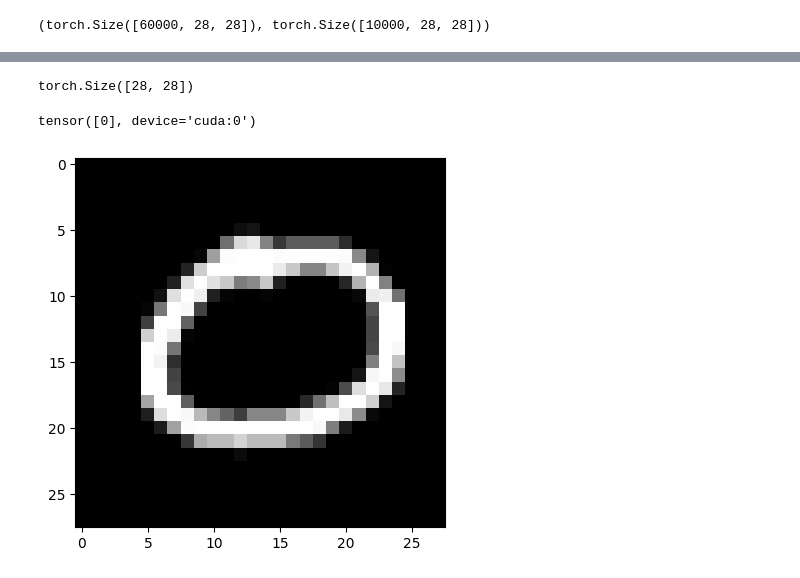
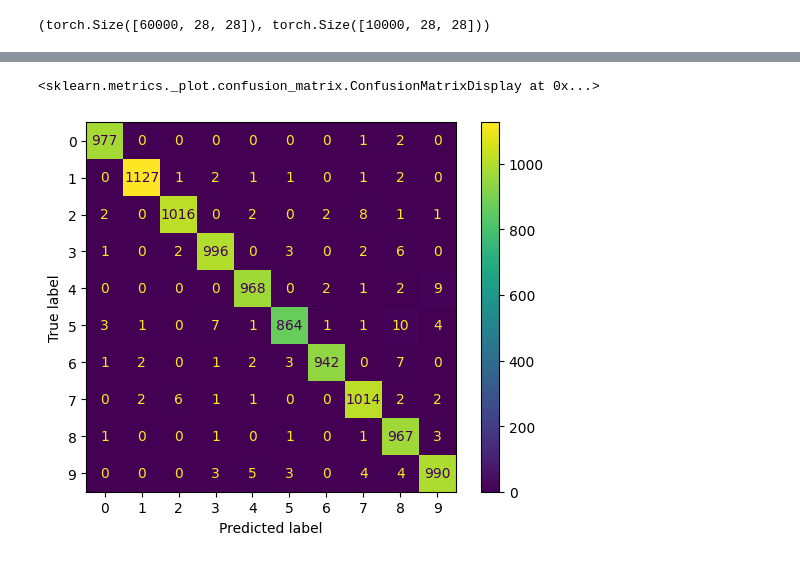
Before and after one commit to gauransh415/Handwritten-digits-classification, a Jupyter notebook: main.ipynb, the cells around one changed output, grey strips where cells are left out. Cells and saved outputs as stored; diff of their text form; code cells hidden in the pictures.

```diff
--- a/main.ipynb
+++ b/main.ipynb
@@ -48,24 +49,35 @@ class MNISTV0(nn.Module):
     def __init__(self) -> None:
         super(MNISTV0, self).__init__()
         self.cnn_block_1 = nn.Sequential(
-            nn.Conv2d(in_channels=1, out_channels=16, kernel_size=3, stride=1, padding=1),
+            nn.Conv2d(in_channels=1, out_channels=10, kernel_size=(3,3), stride=(1,1), padding=(1,1)),
             nn.ReLU(),
-            nn.MaxPool2d(kernel_size=2, stride=2),
+            # nn.MaxPool2d(kernel_size=(2,2), stride=2),
         )
         self.cnn_block_2 = nn.Sequential(
-            nn.Conv2d(in_channels=16, out_channels=32, kernel_size=3, stride=1, padding=1),
+            nn.Conv2d(in_channels=10, out_channels=10, kernel_size=(3,3), stride=(1,1), padding=(1,1)),
             nn.ReLU(),
-            nn.MaxPool2d(kernel_size=2, stride=2),
+            nn.MaxPool2d(kernel_size=(2,2), stride=(1,1)),
+        )
+        self.cnn_block_3 = nn.Sequential(
+            nn.Conv2d(in_channels=10, out_channels=10, kernel_size=(3,3), stride=(1,1), padding=(1,1)),
+            nn.ReLU(),
+            # nn.MaxPool2d(kernel_size=(2,2), stride=2),
+        )
+        self.cnn_block_4 = nn.Sequential(
+            nn.Conv2d(in_channels=10, out_channels=10, kernel_size=(3,3), stride=(1,1), padding=(1,1)),
+            nn.ReLU(),
+            nn.MaxPool2d(kernel_size=(2,2), stride=(1,1)),
         )
         self.flatten = nn.Flatten()
         self.dense = nn.Sequential(
-            nn.Linear(32*7*7, 128),
-            nn.Linear(128, 10)
+            nn.Linear(10*26*26, 10),
         )
 
     def forward(self, x):
         x = self.cnn_block_1(x)
         x = self.cnn_block_2(x)
+        x = self.cnn_block_3(x)
+        x = self.cnn_block_4(x)
         x = self.flatten(x)
         x = self.dense(x)
         return x
@@ -100,7 +128,7 @@ len(train_data_loader.dataset)
 # %%
-EPOCHS = 10
+EPOCHS = 20
 
-for epoch in tqdm(range(EPOCHS)):
+for epoch in tqdm(range(EPOCHS), total=EPOCHS, desc='Epoch', unit='epoch', colour='green'):
     # Train
     model.train()
     for batch_idx, (data, label) in enumerate(train_data_loader):
@@ -142,14 +173,21 @@ torch.save(model, './model/mnist_v0.pth')
-# %%
-test_image = test_data.data[69]
-test_image.shape
-# %% [output]
-torch.Size([28, 28])
-# %%
-from matplotlib import pyplot as plt
-
-plt.imshow(test_image, cmap='gray')
-model_pred = model(test_image.unsqueeze(dim=0).unsqueeze(dim=0).float().to('cuda'))
-model_pred.argmax(dim=1)
-# %% [output]
-tensor([0], device='cuda:0')
-[figure, removed]
+# %%
+from sklearn.metrics import confusion_matrix, ConfusionMatrixDisplay
+
+model.eval()
+with torch.inference_mode():
+    predictions = []
+    test_data_labels = []
+    test_data_images = []
+    for data, label in test_data_loader:
+        test_data_images += data.tolist()
+        data = data.to('cuda')
+        output = model(data)
+        pred = output.argmax(dim=1)
+        predictions += pred.tolist()
+        test_data_labels += label.tolist()
+
+cm = confusion_matrix(test_data_labels, predictions, labels=[i for i in range(10)])
+ConfusionMatrixDisplay(cm).plot()
+# %% [output]
+<sklearn.metrics._plot.confusion_matrix.ConfusionMatrixDisplay at 0x...>
+[figure, added]
```
Also changed, not shown: parts of 7 cells of this notebook, 1 other file.
